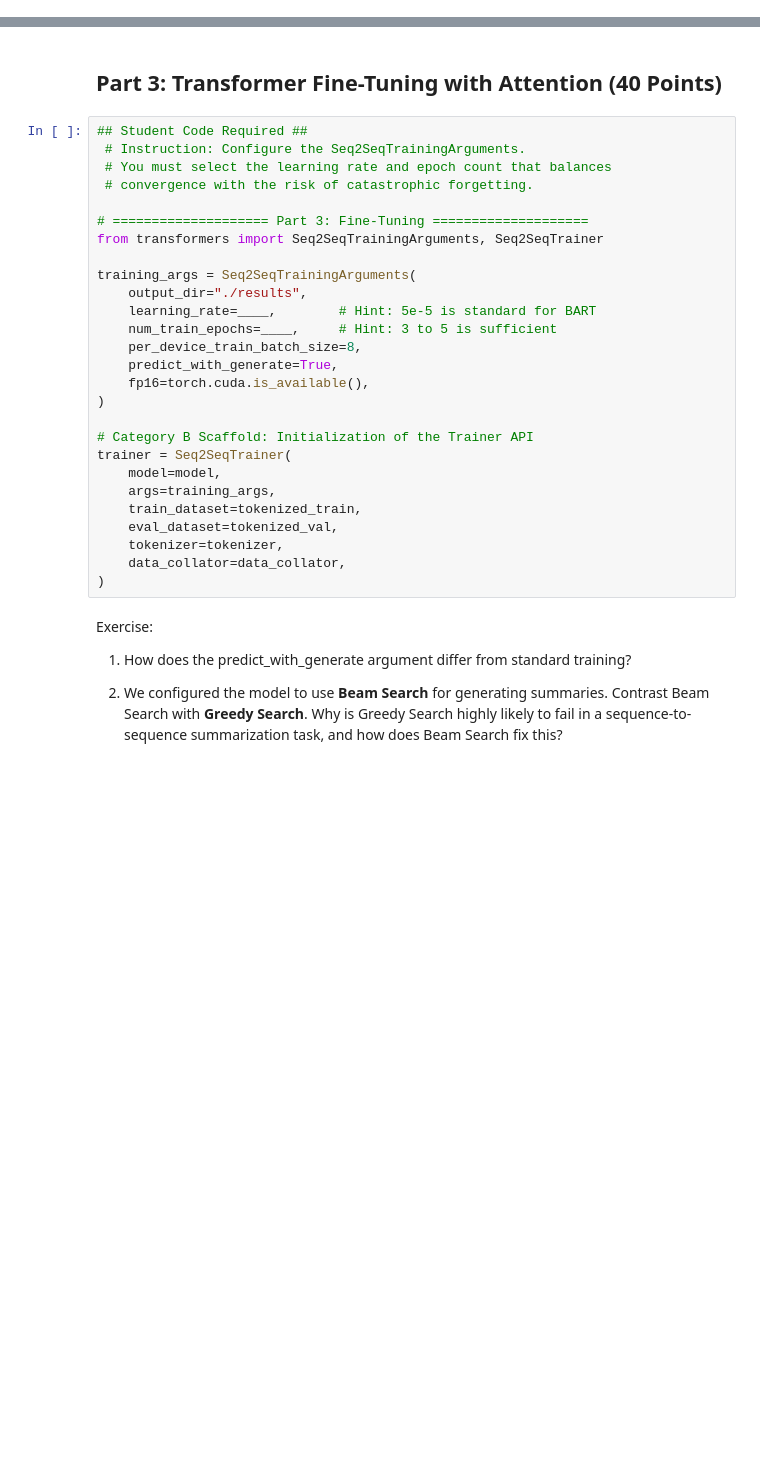
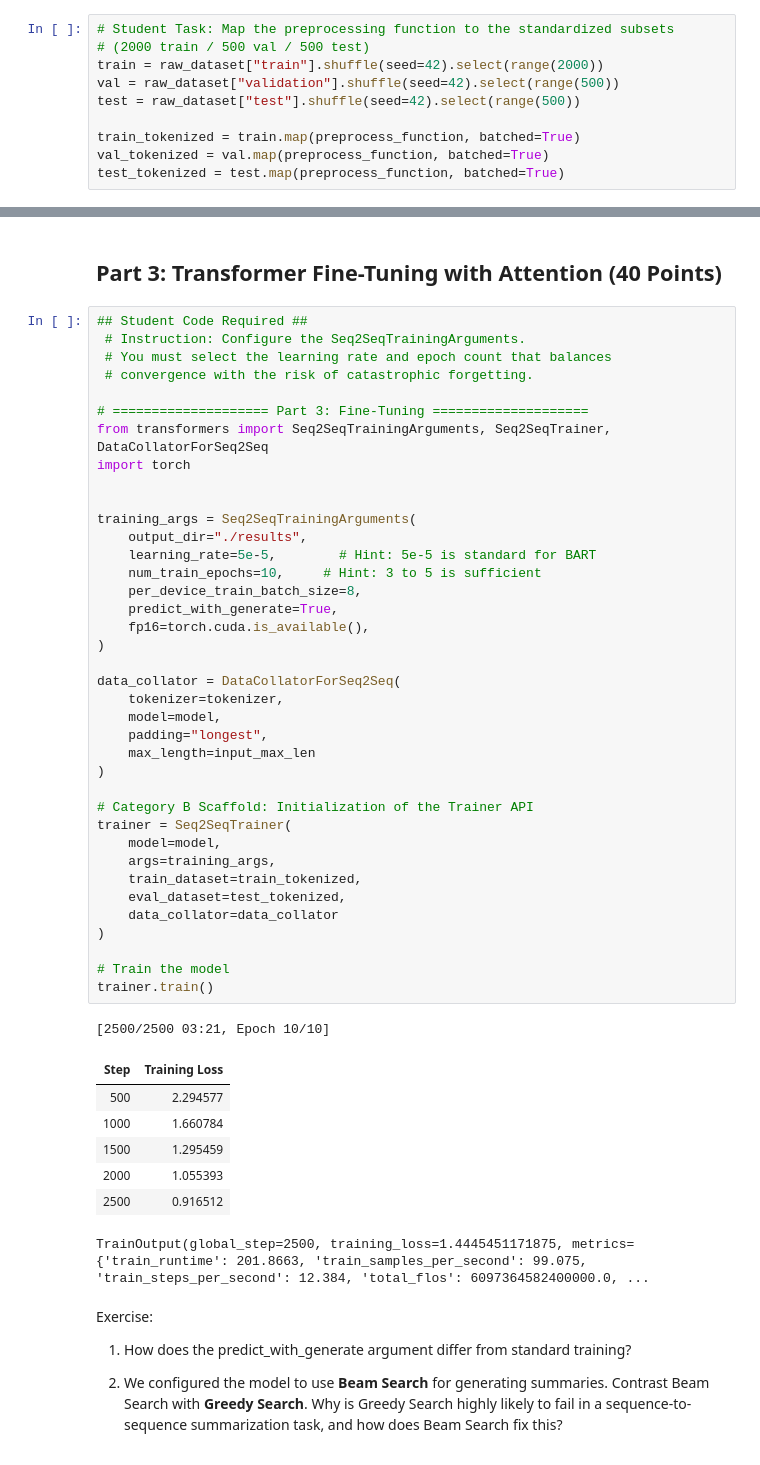
Before and after one commit to rcwaterman/DSE6212, a Jupyter notebook: Module 5/Week_5_Assignment_Seq2Seq_Attention(Studentversion)-1.ipynb, the cells around one changed output, grey strips where cells are left out. Saved outputs shown, nothing was run; the diff lists cells and outputs as text; blank space fills up the shorter version.

```diff
--- a/Module 5/Week_5_Assignment_Seq2Seq_Attention(Studentversion)-1.ipynb
+++ b/Module 5/Week_5_Assignment_Seq2Seq_Attention(Studentversion)-1.ipynb
@@ -65,3 +72,13 @@ def preprocess_function(examples):
+# %%
+# Student Task: Map the preprocessing function to the standardized subsets
+# (2000 train / 500 val / 500 test)
+train = raw_dataset["train"].shuffle(seed=42).select(range(2000))
+val = raw_dataset["validation"].shuffle(seed=42).select(range(500))
+test = raw_dataset["test"].shuffle(seed=42).select(range(500))
+
+train_tokenized = train.map(preprocess_function, batched=True)
+val_tokenized = val.map(preprocess_function, batched=True)
+test_tokenized = test.map(preprocess_function, batched=True)
 # %% [markdown]
 Exercise:
 
@@ -94,30 +219,50 @@ Exercise:
 # %%
 ## Student Code Required ##
  # Instruction: Configure the Seq2SeqTrainingArguments.
  # You must select the learning rate and epoch count that balances
  # convergence with the risk of catastrophic forgetting.
 
 # ==================== Part 3: Fine-Tuning ====================
-from transformers import Seq2SeqTrainingArguments, Seq2SeqTrainer
+from transformers import Seq2SeqTrainingArguments, Seq2SeqTrainer, DataCollatorForSeq2Seq
+import torch
+
 
 training_args = Seq2SeqTrainingArguments(
     output_dir="./results",
-    learning_rate=____,        # Hint: 5e-5 is standard for BART
-    num_train_epochs=____,     # Hint: 3 to 5 is sufficient
+    learning_rate=5e-5,        # Hint: 5e-5 is standard for BART
+    num_train_epochs=10,     # Hint: 3 to 5 is sufficient
     per_device_train_batch_size=8,
     predict_with_generate=True,
     fp16=torch.cuda.is_available(),
+)
+
+data_collator = DataCollatorForSeq2Seq(
+    tokenizer=tokenizer,
+    model=model,
+    padding="longest",
+    max_length=input_max_len
 )
 
 # Category B Scaffold: Initialization of the Trainer API
 trainer = Seq2SeqTrainer(
     model=model,
     args=training_args,
-    train_dataset=tokenized_train,
-    eval_dataset=tokenized_val,
-    tokenizer=tokenizer,
-    data_collator=data_collator,
+    train_dataset=train_tokenized,
+    eval_dataset=test_tokenized,
+    data_collator=data_collator
 )
+
+# Train the model
+trainer.train()
+# %% [output]
+[2500/2500 03:21, Epoch 10/10]
+| Step | Training Loss |
+| 500 | 2.294577 |
+| 1000 | 1.660784 |
+| 1500 | 1.295459 |
+| 2000 | 1.055393 |
+| 2500 | 0.916512 |
+TrainOutput(global_step=2500, training_loss=1.4445451171875, metrics={'train_runtime': 201.8663, 'train_samples_per_second': 99.075, 'train_steps_per_second': 12.384, 'total_flos': 6097364582400000.0, ...
 # %% [markdown]
 Exercise:
 
```
Also changed, not shown: parts of 11 cells of this notebook, 2 other files.
